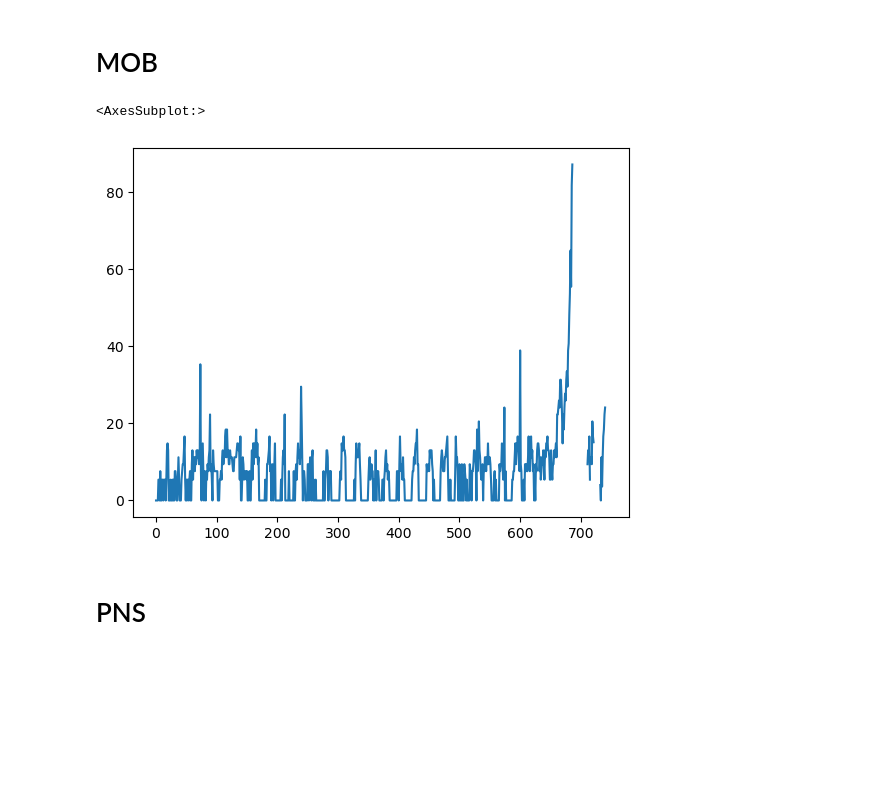
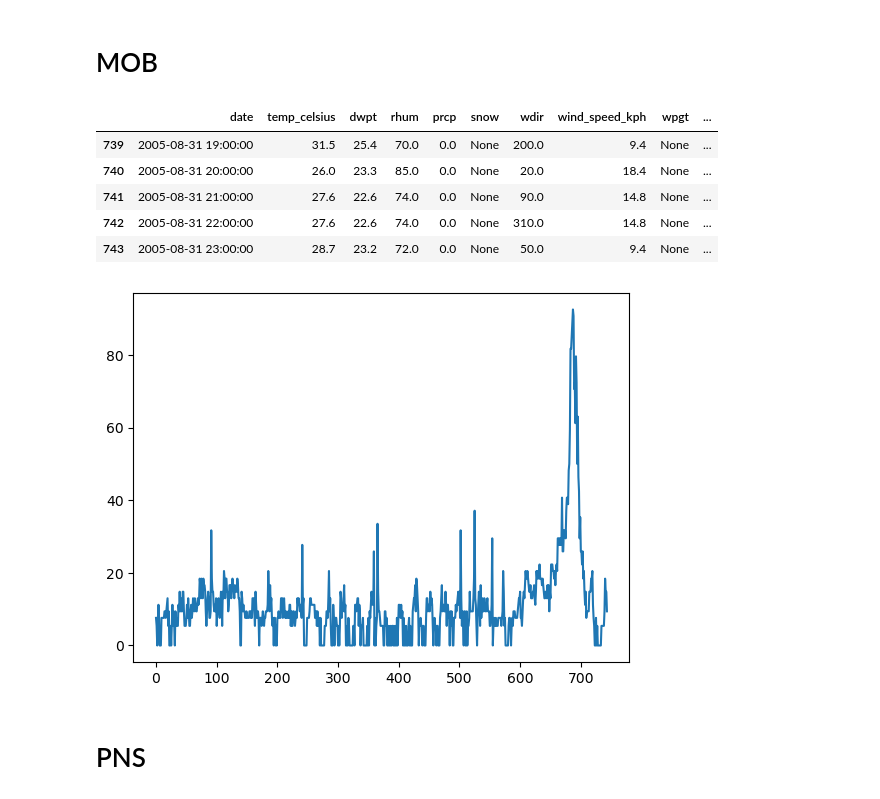
Before and after one commit to DanielSchuster259/sql-api-project-weather-flights, a Jupyter notebook: daniels.ipynb, the cells around one changed output. Cells and saved outputs as stored; diff of their text form; code cells hidden in the pictures; blank space fills up the shorter version.

```diff
--- a/daniels.ipynb
+++ b/daniels.ipynb
@@ -230,13 +235,19 @@ gpt_hourly_clean.wind_speed_kph.plot()
 # %%
 mob_hourly = get_kat_data('30.6882', '-88.2390', 'hourly')
 
-mob_hourly_clean = clean_hourly_data(gpt_hourly, 'MOB')
+mob_hourly_clean = clean_hourly_data(mob_hourly, 'MOB')
 
 # msy_hourly_clean.wind_speed_kph.sort_values(ascending=False)
 mob_hourly_clean.wind_speed_kph.plot()
+mob_hourly_clean.tail()
 # %% [output]
-<AxesSubplot:>
+|  | date | temp_celsius | dwpt | rhum | prcp | snow | wdir | wind_speed_kph | wpgt | ... |
+| 739 | 2005-08-31 19:00:00 | 31.5 | 25.4 | 70.0 | 0.0 | None | 200.0 | 9.4 | None | ... |
+| 740 | 2005-08-31 20:00:00 | 26.0 | 23.3 | 85.0 | 0.0 | None | 20.0 | 18.4 | None | ... |
+| 741 | 2005-08-31 21:00:00 | 27.6 | 22.6 | 74.0 | 0.0 | None | 90.0 | 14.8 | None | ... |
+| 742 | 2005-08-31 22:00:00 | 27.6 | 22.6 | 74.0 | 0.0 | None | 310.0 | 14.8 | None | ... |
+| 743 | 2005-08-31 23:00:00 | 28.7 | 23.2 | 72.0 | 0.0 | None | 50.0 | 9.4 | None | ... |
-[figure, old version]
+[figure, new version]
 # %% [markdown]
 # PNS
 # %%
```
Also changed, not shown: parts of 20 cells of this notebook, 2 other files.
